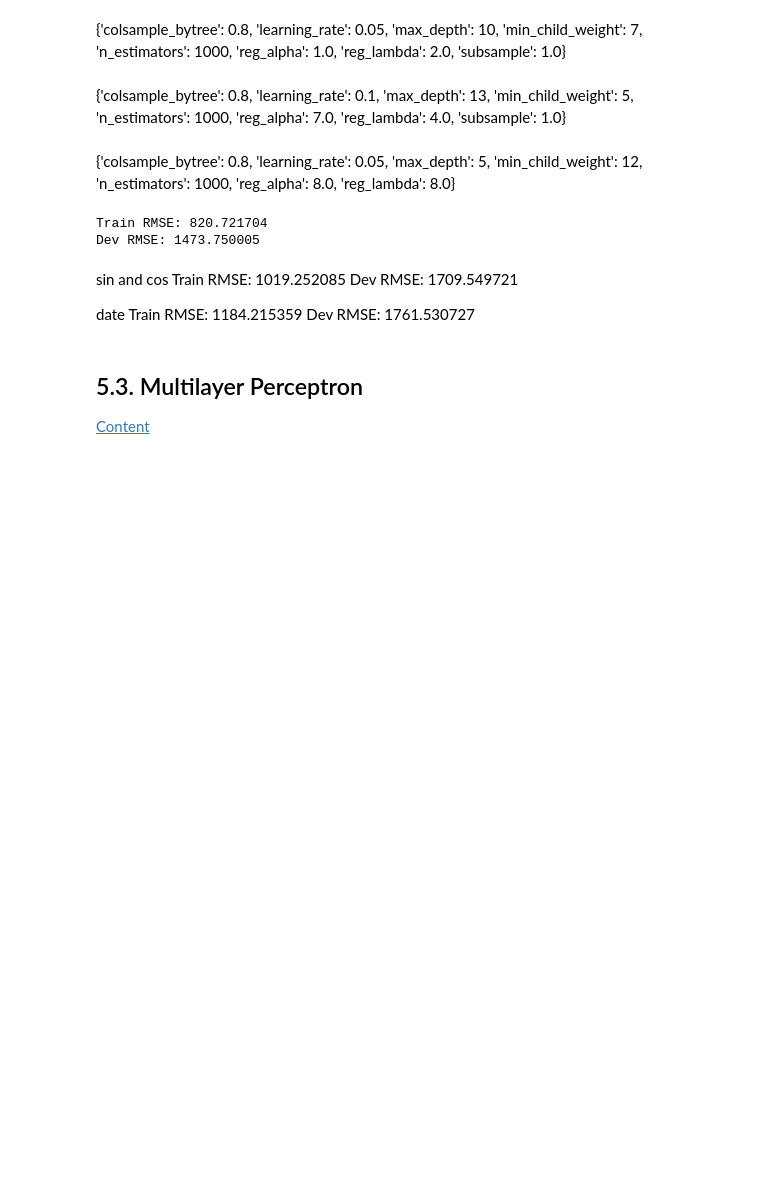
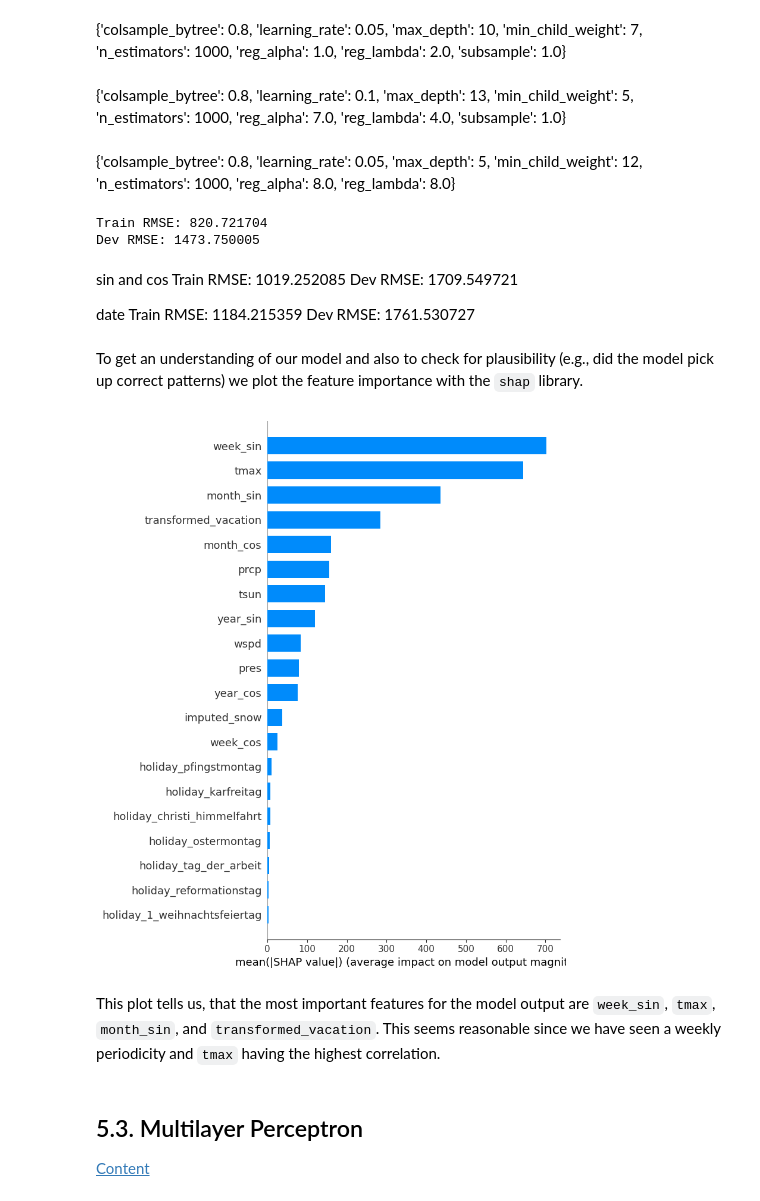
Before and after one commit to Rudinius/Bike_usage_Bremen, a Jupyter notebook: 4_Model_Training.ipynb, the cells around one changed output. Drawn from its saved outputs; the diff is of its cells as text; code cells hidden in the pictures; blank space fills up the shorter version.

Commit message:
WIP: added shap

```diff
--- a/4_Model_Training.ipynb
+++ b/4_Model_Training.ipynb
@@ -444,6 +458,25 @@ Dev RMSE: 1709.549721
 date
 Train RMSE: 1184.215359
 Dev RMSE: 1761.530727
+# %% [markdown]
+To get an understanding of our model and also to check for plausibility (e.g., did the model pick up correct patterns) we plot the feature importance with the `shap` library.
+# %%
+def plot_shap(model, features, explainer_method, df=None):
+    # DF, based on which importance is checked
+    X_importance = X_train_scaled
+
+    # Explain model predictions using shap library:
+    explainer = explainer_method(model, df)
+    shap_values = explainer.shap_values(X_importance)
+
+    # Plot summary_plot as barplot:
+    shap.summary_plot(shap_values, X_importance, feature_names=features, plot_type='bar')
+
+plot_shap(xg_reg, features, shap.TreeExplainer)
+# %% [output]
+[figure, added]
+# %% [markdown]
+This plot tells us, that the most important features for the model output are `week_sin`, `tmax`, `month_sin`, and `transformed_vacation`. This seems reasonable since we have seen a weekly periodicity and `tmax` having the highest correlation.
 # %% [markdown]
 <a name="5.3."></a>
 ## 5.3. Multilayer Perceptron
```
Also changed, not shown: parts of 9 cells of this notebook.
